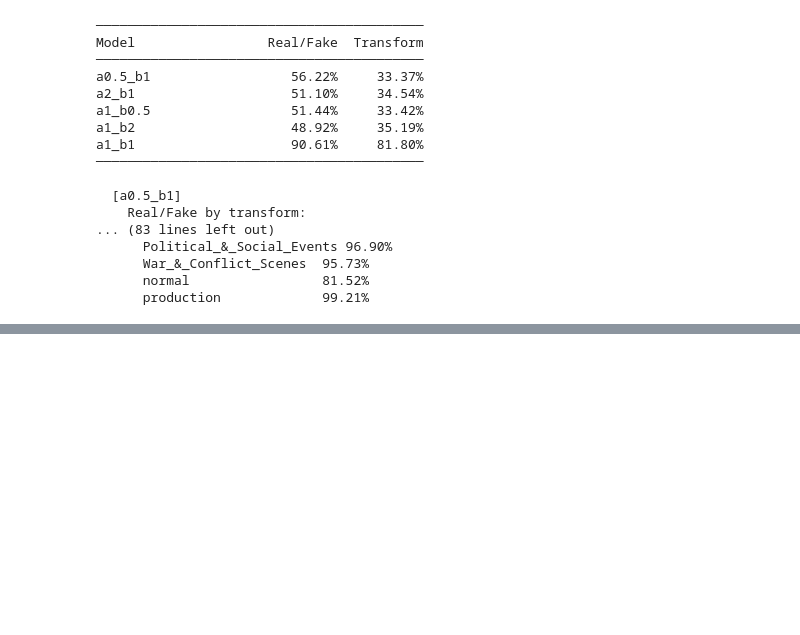
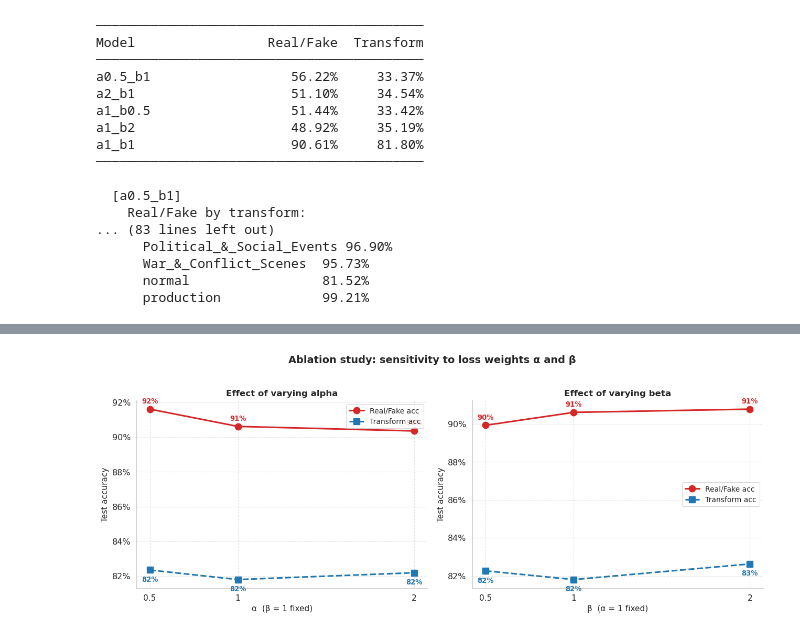
Before and after one commit to refouch/post_processed_ai_gen_detection, a Jupyter notebook: main.ipynb, the cells around one changed output, grey strips where cells are left out. Saved outputs shown, nothing was run; the diff lists cells and outputs as text; code cells hidden in the pictures; blank space fills up the shorter version.

```diff
--- a/main.ipynb
+++ b/main.ipynb
@@ -447,0 +526,49 @@ print_all_results(all_results)
+# %%
+# ─── Fig 2 · Ablation: loss-weight sensitivity ────────────────────────────────
+def _parse(name):
+    m = re.match(r'a([\.\d]+)_b([\.\d]+)', name)
+    return (float(m.group(1)), float(m.group(2))) if m else (None, None)
+
+abl_rows = []
+for key, res in ablation_results.items():
+    a, b = _parse(key)
+    if a is None: continue
+    abl_rows.append({'config': key, 'alpha': a, 'beta': b,
+                     'RF acc':        res.get('acc_realfake',  float('nan')),
+                     'Transform acc': res.get('acc_transform', float('nan'))})
+df2 = pd.DataFrame(abl_rows)
+
+fig, (ax1, ax2) = plt.subplots(1, 2, figsize=(13, 5), sharey=False)
+mk = dict(lw=2.2, markersize=9)
+
+for ax, fixed_col, fixed_val, vary_col, vary_label in [
+    (ax1, 'beta',  1.0, 'alpha', 'α  (β = 1 fixed)'),
+    (ax2, 'alpha', 1.0, 'beta',  'β  (α = 1 fixed)'),
+]:
+    sub = df2[df2[fixed_col] == fixed_val].sort_values(vary_col)
+    ax.plot(sub[vary_col], sub['RF acc'],        'o-', color=C_RF, label='Real/Fake acc', **mk)
+    ax.plot(sub[vary_col], sub['Transform acc'], 's--', color=C_TF, label='Transform acc', **mk)
+
+    for _, row in sub.iterrows():
+        for col, c, dy in [('RF acc', C_RF, 8), ('Transform acc', C_TF, -16)]:
+            ax.annotate(f"{row[col]:.0%}",
+                        xy=(row[vary_col], row[col]),
+                        xytext=(0, dy), textcoords='offset points',
+                        ha='center', fontsize=9.5, fontweight='bold', color=c)
+
+    ax.set_xticks(sub[vary_col])
+    ax.set_xticklabels([f'{v:.1g}' for v in sub[vary_col]], fontsize=11)
+    ax.set_xlabel(vary_label, fontsize=11)
+    ax.set_ylabel('Test accuracy', fontsize=11)
+    ax.yaxis.set_major_formatter(mticker.FuncFormatter(lambda v, _: f'{v:.0%}'))
+    ax.legend(fontsize=10)
+    ax.set_title(f'Effect of varying {vary_col}', fontsize=12, fontweight='bold')
+    sns.despine(ax=ax)
+
+plt.suptitle('Ablation study: sensitivity to loss weights α and β',
+             fontsize=14, fontweight='bold', y=1.02)
+plt.tight_layout()
+plt.savefig('plots/fig2_ablation_tradeoff.png', bbox_inches='tight')
+plt.show()
+# %% [output]
+[figure, added]
```
Also changed, not shown: parts of 10 cells of this notebook.
